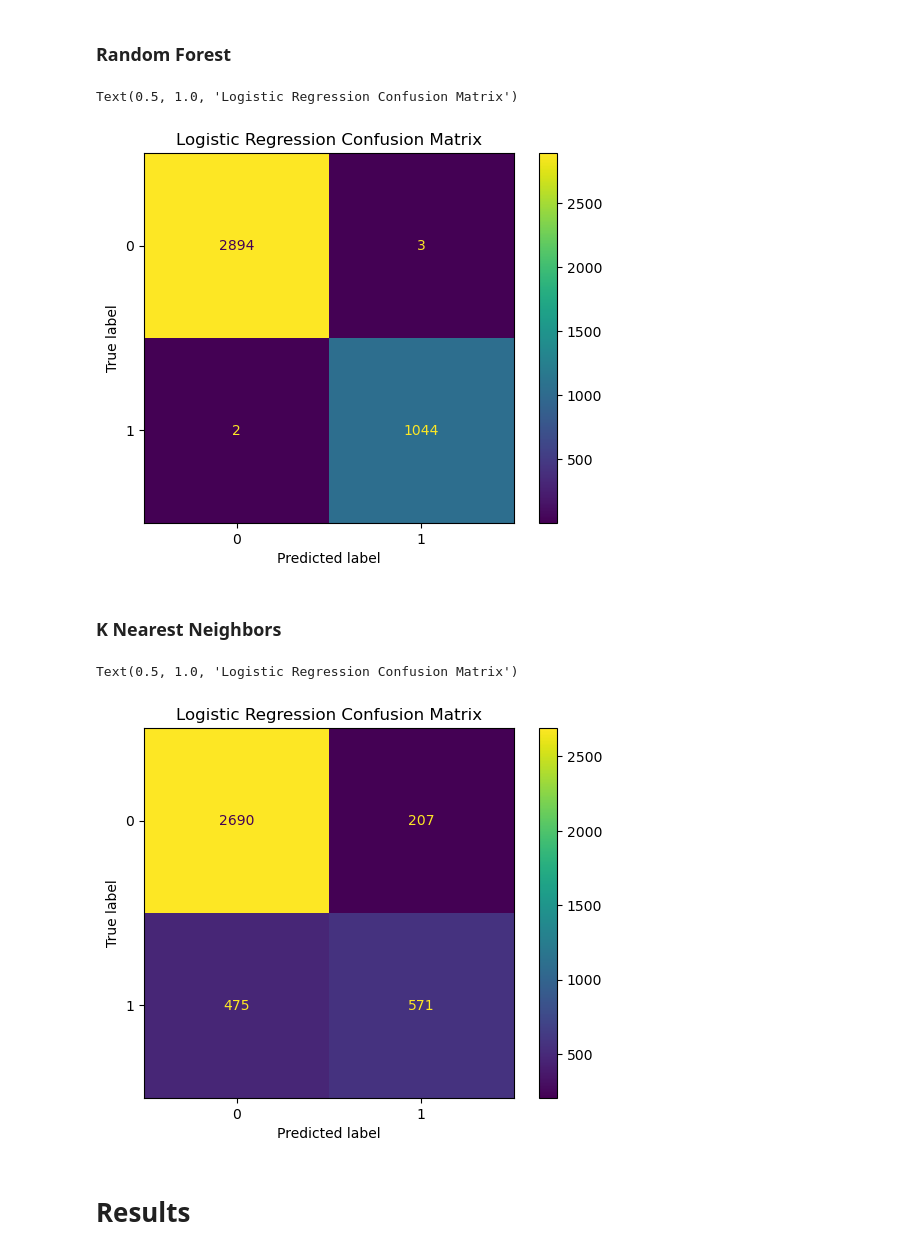
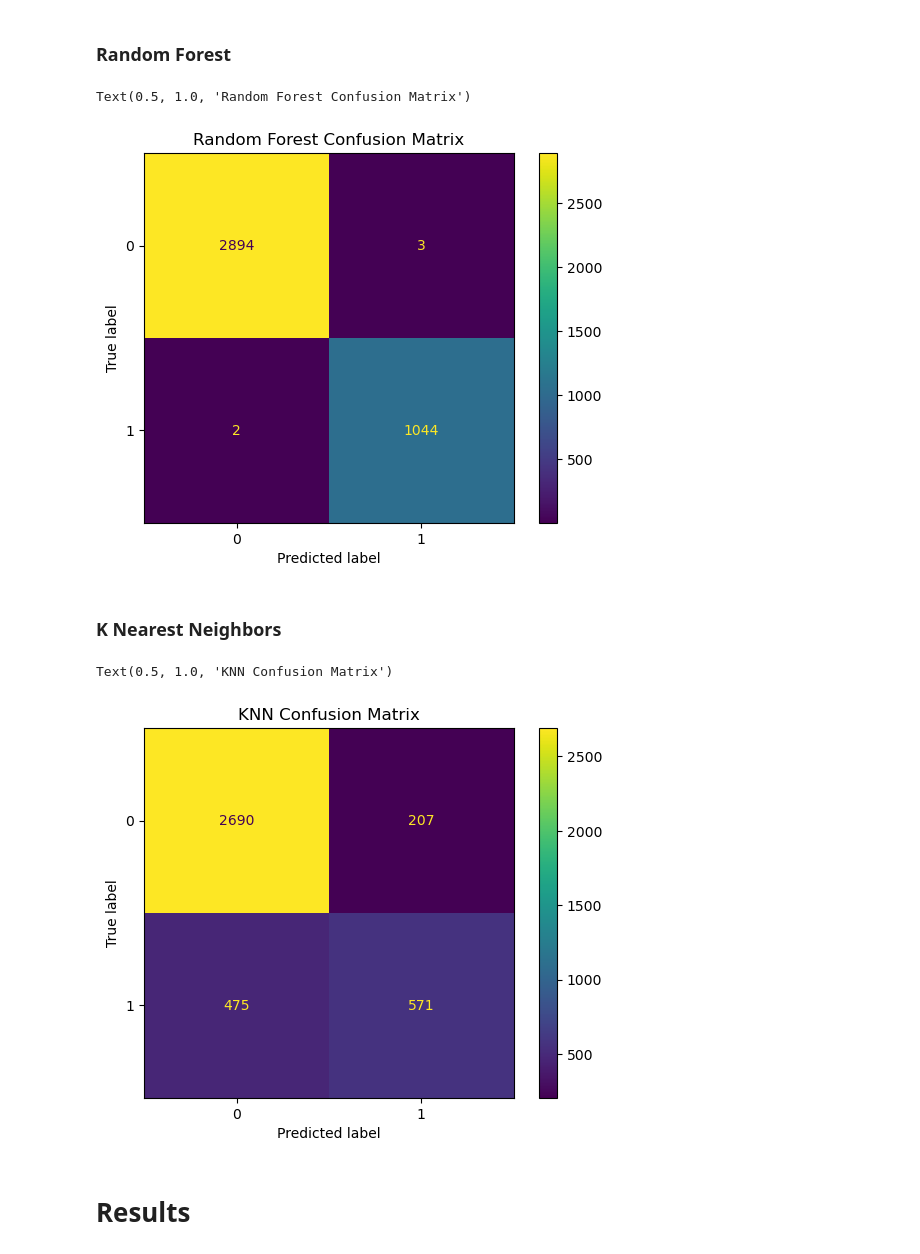
Before and after one commit to Garrett-Arnett/Classification_Project, a Jupyter notebook: project_final.ipynb, the cells around one changed output. Drawn from its saved outputs; the diff is of its cells as text; code cells hidden in the pictures.

```diff
--- a/project_final.ipynb
+++ b/project_final.ipynb
@@ -359,10 +359,10 @@ rforest = RandomForestClassifier().fit(X_train, y_train)
 r_forest_train_accuracy = rforest.score(X_train, y_train)
 # %%
 plot_confusion_matrix(rforest, X_train, y_train)
-plt.title("Logistic Regression Confusion Matrix")
+plt.title("Random Forest Confusion Matrix")
 # %% [output]
-Text(0.5, 1.0, 'Logistic Regression Confusion Matrix')
+Text(0.5, 1.0, 'Random Forest Confusion Matrix')
-[figure, old version]
+[figure, new version]
 # %% [markdown]
 ### K Nearest Neighbors
 # %%
@@ -371,10 +371,10 @@ knn = KNeighborsClassifier().fit(X_train, y_train)
 knn_train_accuracy = knn.score(X_train, y_train)
 # %%
 plot_confusion_matrix(knn, X_train, y_train)
-plt.title("Logistic Regression Confusion Matrix")
+plt.title("KNN Confusion Matrix")
 # %% [output]
-Text(0.5, 1.0, 'Logistic Regression Confusion Matrix')
+Text(0.5, 1.0, 'KNN Confusion Matrix')
-[figure, old version]
+[figure, new version]
 # %% [markdown]
 # Results
 # %% [markdown]
```
Also changed, not shown: parts of 1 cell of this notebook.
